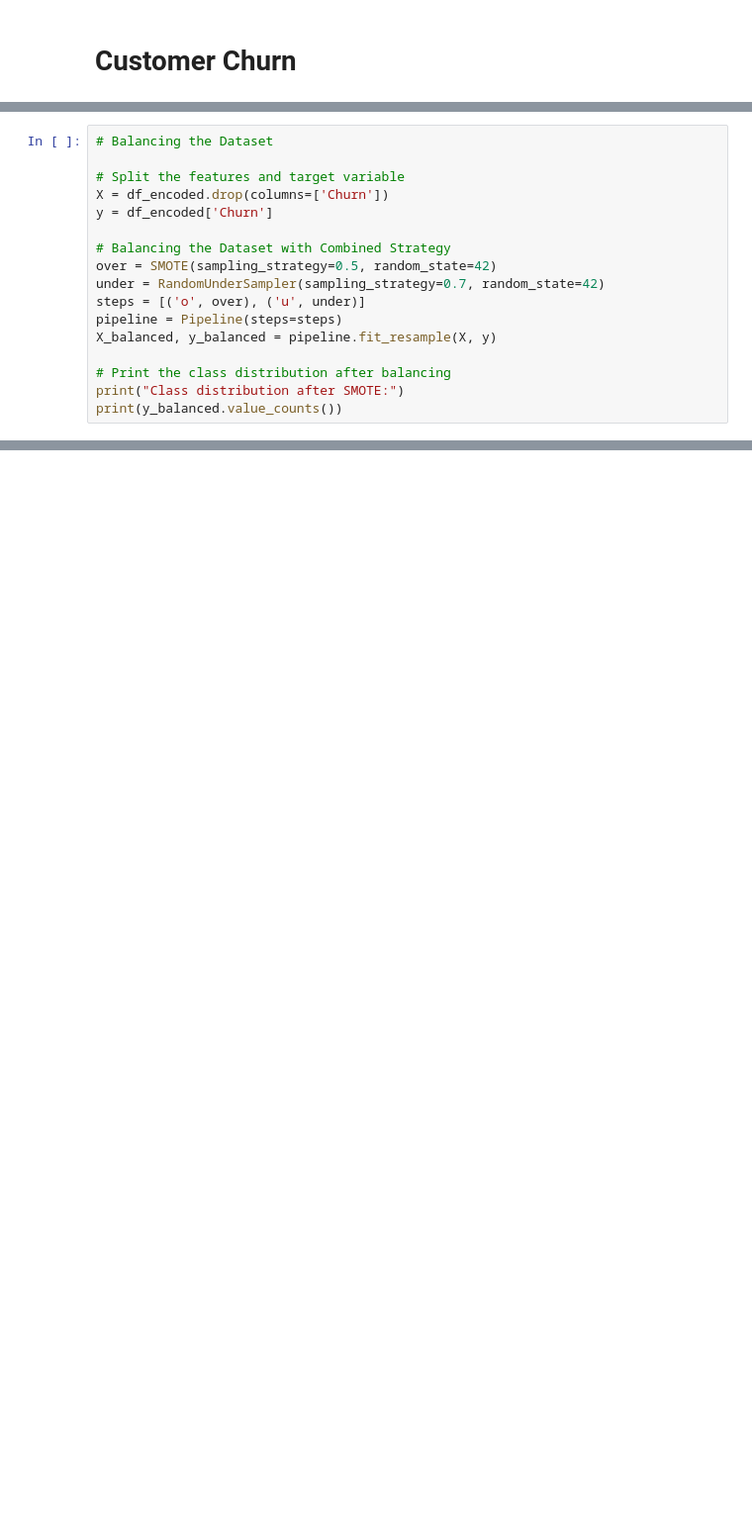
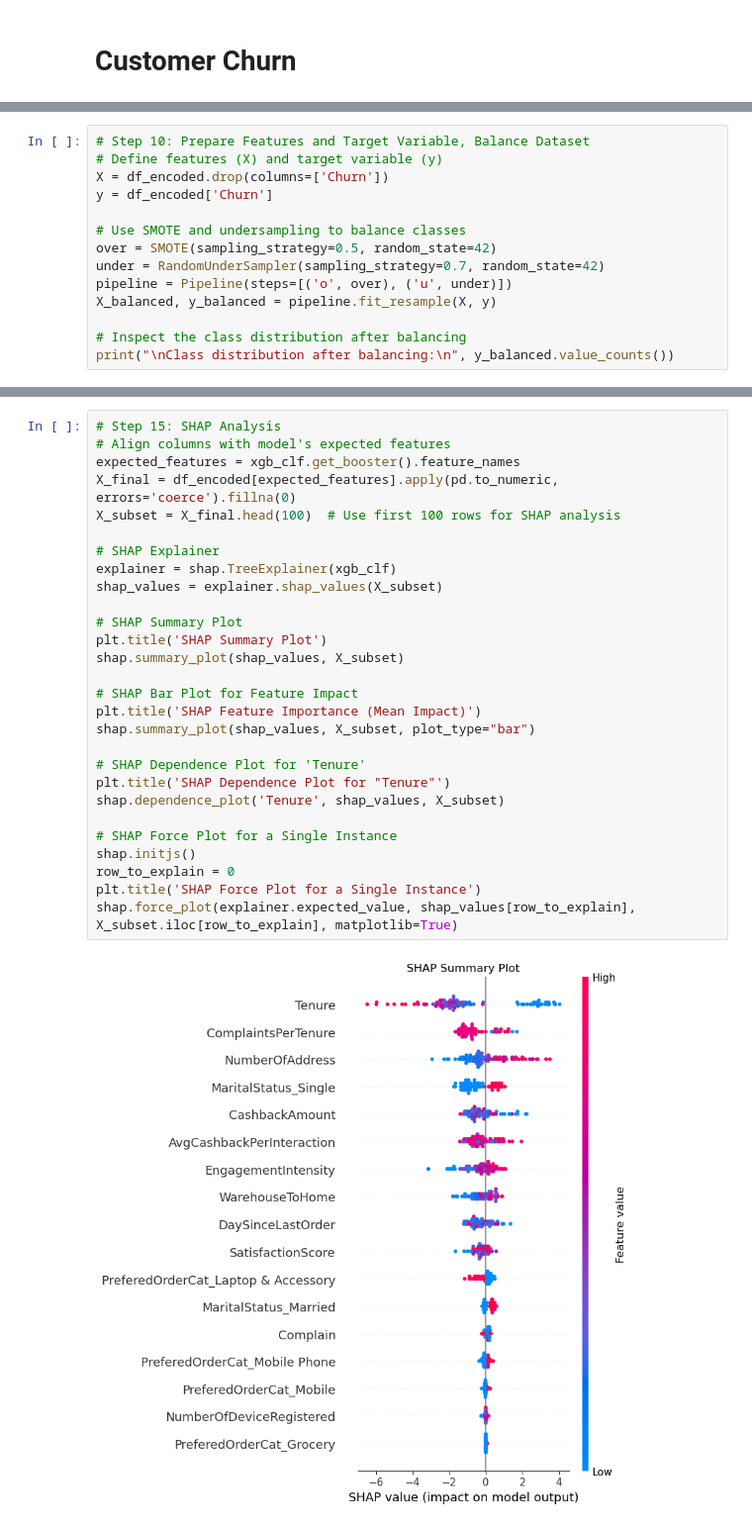
Before and after one commit to MiltonGreat/Customer-Churn-Prediction, a Jupyter notebook: Customer Churn.ipynb, the cells around one changed output, grey strips where cells are left out. Shown: that part at 99% size. Saved outputs shown, nothing was run; the diff lists cells and outputs as text; blank space fills up the shorter version.

```diff
--- a/Customer Churn.ipynb
+++ b/Customer Churn.ipynb
@@ -145,18 +130,15 @@ for col1, col2 in high_corr:
 # %%
-# Balancing the Dataset
-
-# Split the features and target variable
+# Step 10: Prepare Features and Target Variable, Balance Dataset
+# Define features (X) and target variable (y)
 X = df_encoded.drop(columns=['Churn'])
 y = df_encoded['Churn']
 
-# Balancing the Dataset with Combined Strategy
+# Use SMOTE and undersampling to balance classes
 over = SMOTE(sampling_strategy=0.5, random_state=42)
 under = RandomUnderSampler(sampling_strategy=0.7, random_state=42)
-steps = [('o', over), ('u', under)]
-pipeline = Pipeline(steps=steps)
+pipeline = Pipeline(steps=[('o', over), ('u', under)])
 X_balanced, y_balanced = pipeline.fit_resample(X, y)
 
-# Print the class distribution after balancing
-print("Class distribution after SMOTE:")
-print(y_balanced.value_counts())
+# Inspect the class distribution after balancing
+print("\nClass distribution after balancing:\n", y_balanced.value_counts())
 # %% [output]
@@ -469,0 +248,30 @@ shap.force_plot(explainer.expected_value, shap_values[row_to_explain], X_subset.
+# %%
+# Step 15: SHAP Analysis
+# Align columns with model's expected features
+expected_features = xgb_clf.get_booster().feature_names
+X_final = df_encoded[expected_features].apply(pd.to_numeric, errors='coerce').fillna(0)
+X_subset = X_final.head(100)  # Use first 100 rows for SHAP analysis
+
+# SHAP Explainer
+explainer = shap.TreeExplainer(xgb_clf)
+shap_values = explainer.shap_values(X_subset)
+
+# SHAP Summary Plot
+plt.title('SHAP Summary Plot')
+shap.summary_plot(shap_values, X_subset)
+
+# SHAP Bar Plot for Feature Impact
+plt.title('SHAP Feature Importance (Mean Impact)')
+shap.summary_plot(shap_values, X_subset, plot_type="bar")
+
+# SHAP Dependence Plot for 'Tenure'
+plt.title('SHAP Dependence Plot for "Tenure"')
+shap.dependence_plot('Tenure', shap_values, X_subset)
+
+# SHAP Force Plot for a Single Instance
+shap.initjs()
+row_to_explain = 0
+plt.title('SHAP Force Plot for a Single Instance')
+shap.force_plot(explainer.expected_value, shap_values[row_to_explain], X_subset.iloc[row_to_explain], matplotlib=True)
+# %% [output]
+[figure, added]
```
Also changed, not shown: parts of 16 cells of this notebook.
